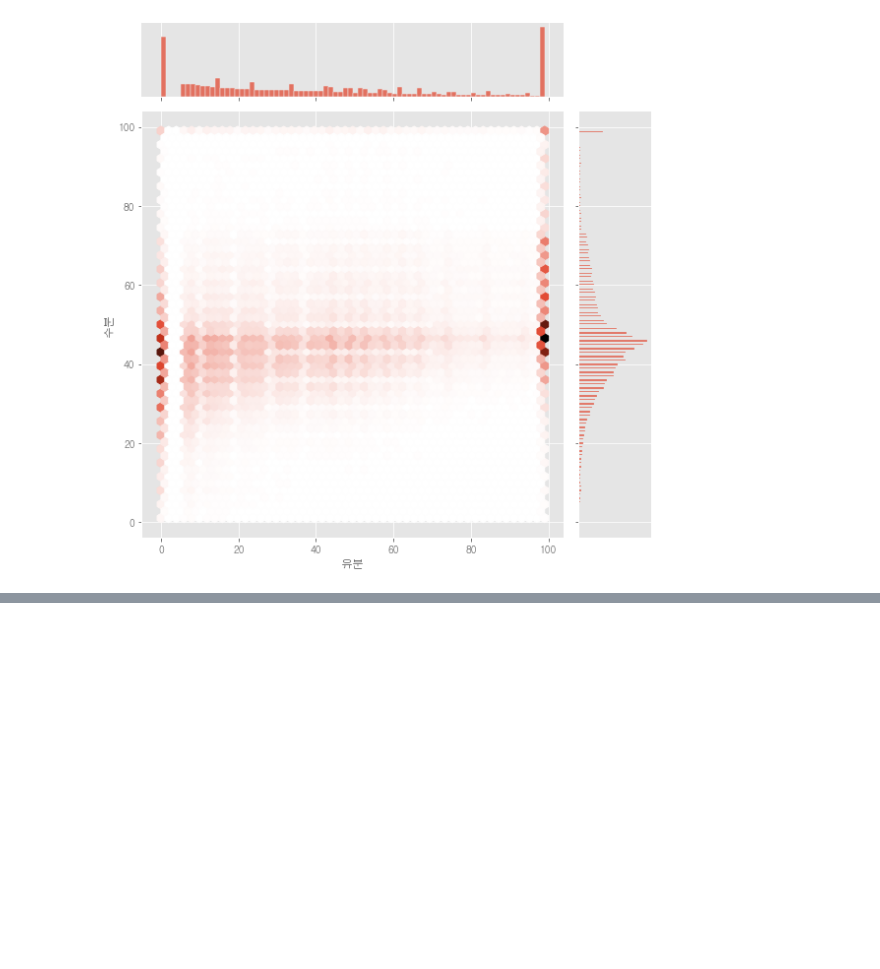
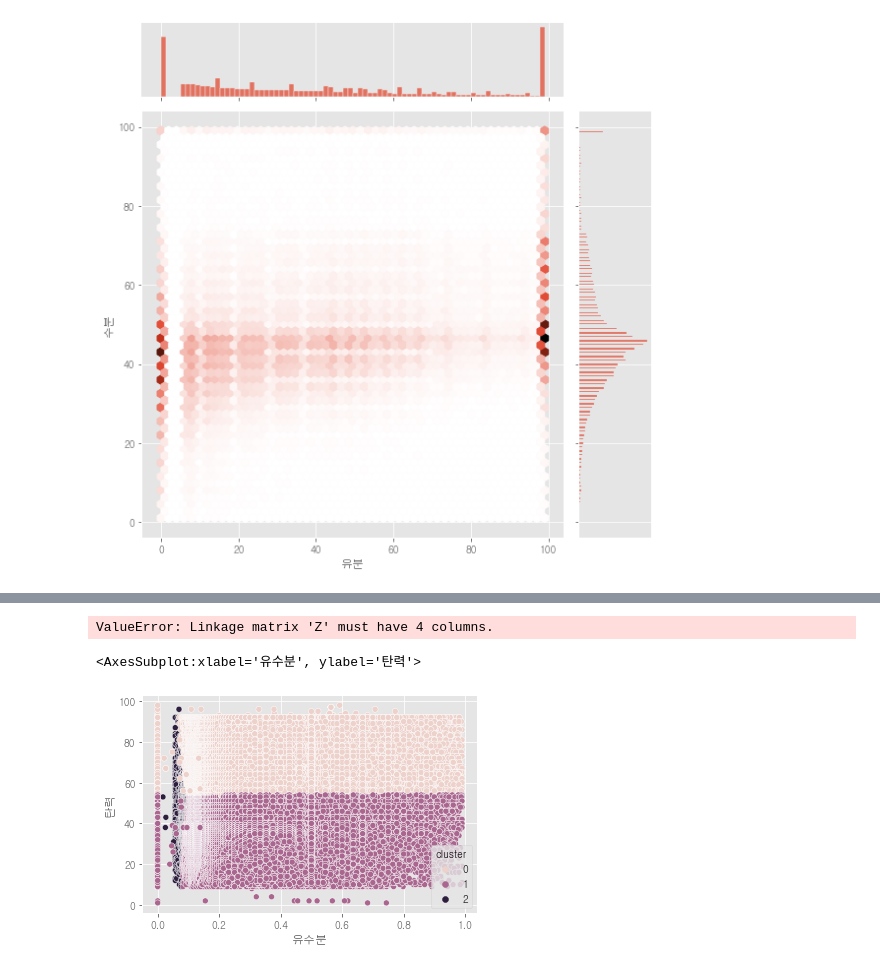
Before and after one commit to bub3690/22-1_datamining, a Jupyter notebook: final_project/EDA제출/EDA-oilAndWater.ipynb, the cells around one changed output, grey strips where cells are left out. Drawn from its saved outputs; the diff is of its cells as text; code cells hidden in the pictures; blank space fills up the shorter version.

```diff
--- a/final_project/EDA제출/EDA-oilAndWater.ipynb
+++ b/final_project/EDA제출/EDA-oilAndWater.ipynb
@@ -404,0 +432,3 @@ plt.show()
+# %%
+data = train[['탄력','유수분','수분']]
+data
@@ -404,0 +449,13 @@ plt.show()
+# %%
+from scipy.cluster.hierarchy import fcluster
+predict = pd.DataFrame(fcluster(data,2,criterion='distance'))
+predict.columns=['predict']
+ct = pd.crosstab(predict['predict'],labels['labels'])
+print(ct)
+# %% [output]
+ValueError: Linkage matrix 'Z' must have 4 columns.
+# %%
+sns.scatterplot(x=data['유수분'],y=data['탄력'],hue=data['cluster'])
+# %% [output]
+<AxesSubplot:xlabel='유수분', ylabel='탄력'>
+[figure, added]
```
Also changed, not shown: parts of 14 cells of this notebook, 3 other files.
